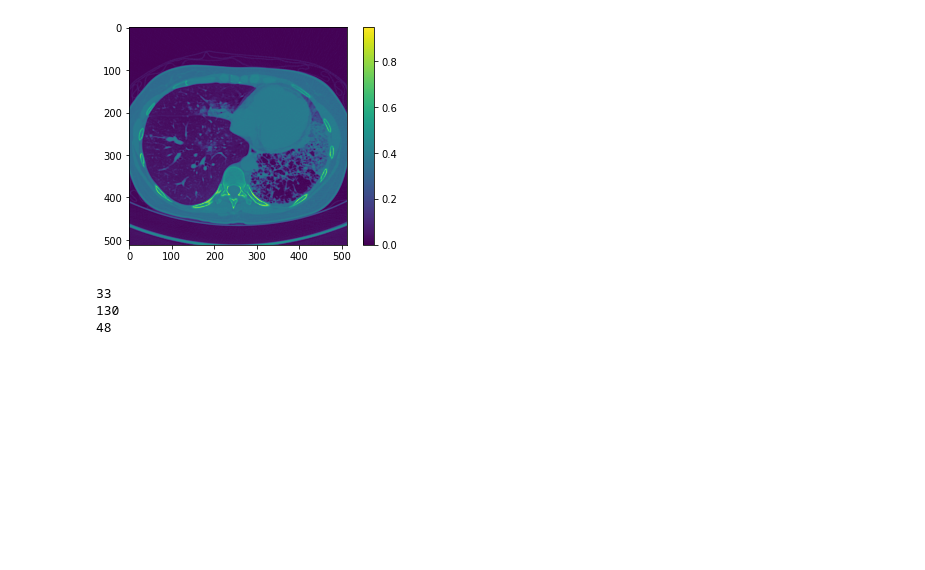
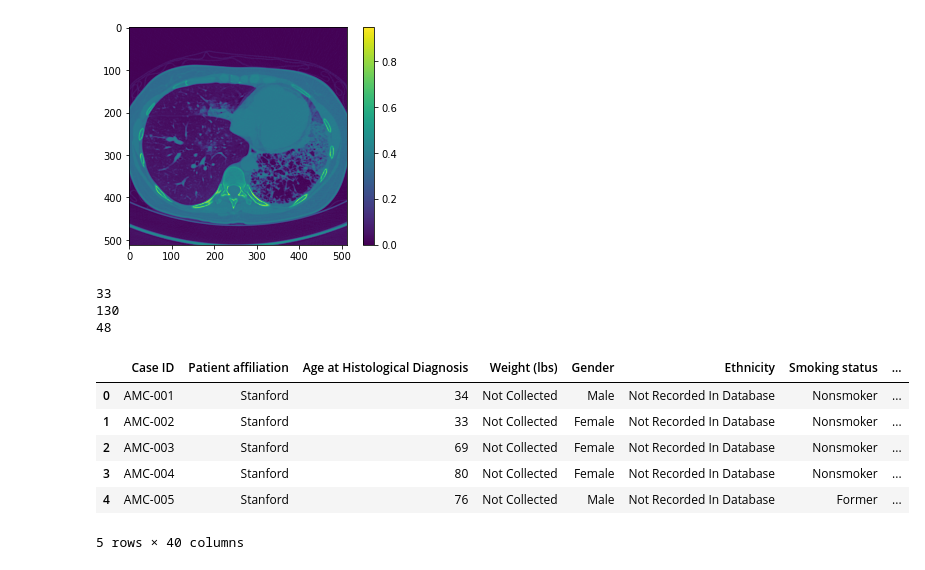
Before and after one commit to rmaguado/radio-foundation, a Jupyter notebook: datasets/nsclc/exploration.ipynb, the cells around one changed output. Cells and saved outputs as stored; diff of their text form; code cells hidden in the pictures; blank space fills up the shorter version.

```diff
--- a/datasets/nsclc/exploration.ipynb
+++ b/datasets/nsclc/exploration.ipynb
@@ -44,3 +109,13 @@ print(len(non))
 33
 130
 48
+# %%
+df.head()
+# %% [output]
+|  | Case ID | Patient affiliation | Age at Histological Diagnosis | Weight (lbs) | Gender | Ethnicity | Smoking status | ... |
+| 0 | AMC-001 | Stanford | 34 | Not Collected | Male | Not Recorded In Database | Nonsmoker | ... |
+| 1 | AMC-002 | Stanford | 33 | Not Collected | Female | Not Recorded In Database | Nonsmoker | ... |
+| 2 | AMC-003 | Stanford | 69 | Not Collected | Female | Not Recorded In Database | Nonsmoker | ... |
+| 3 | AMC-004 | Stanford | 80 | Not Collected | Female | Not Recorded In Database | Nonsmoker | ... |
+| 4 | AMC-005 | Stanford | 76 | Not Collected | Male | Not Recorded In Database | Former | ... |
+5 rows × 40 columns
```
Also changed, not shown: parts of 4 cells of this notebook, 1 other file.
